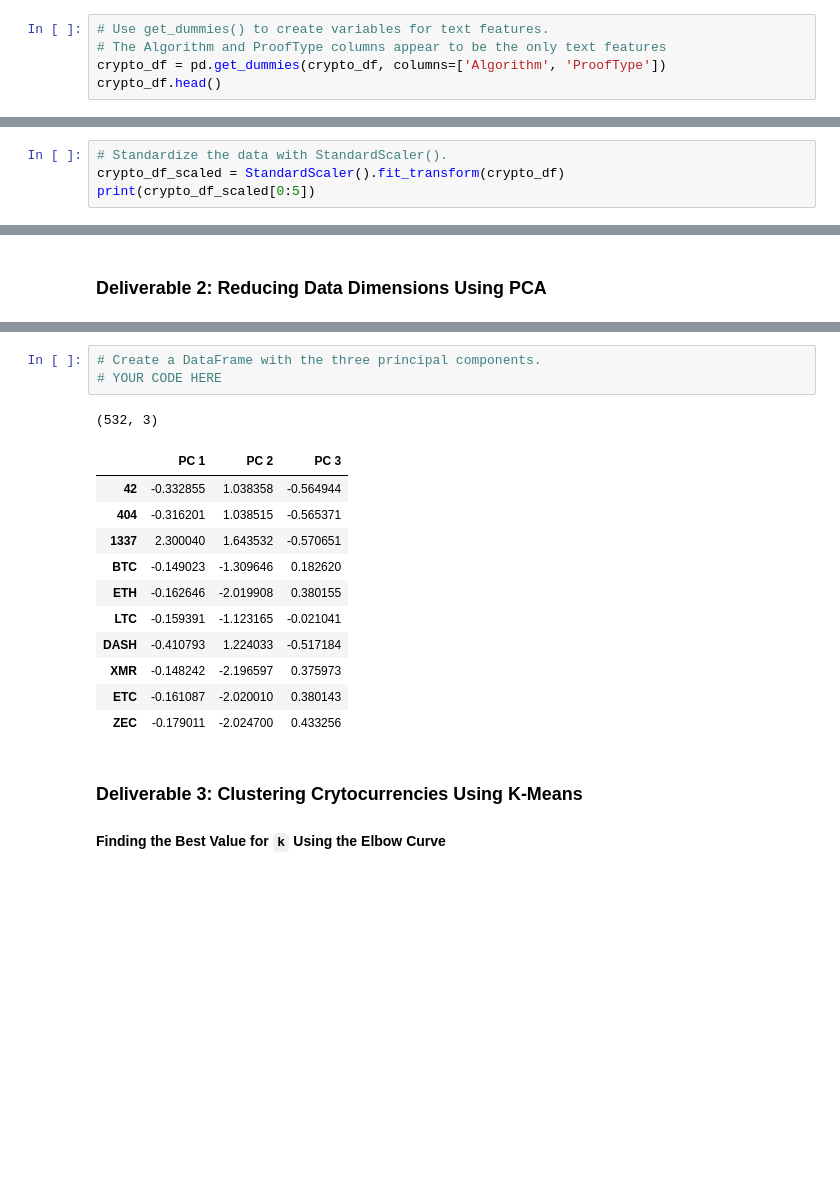
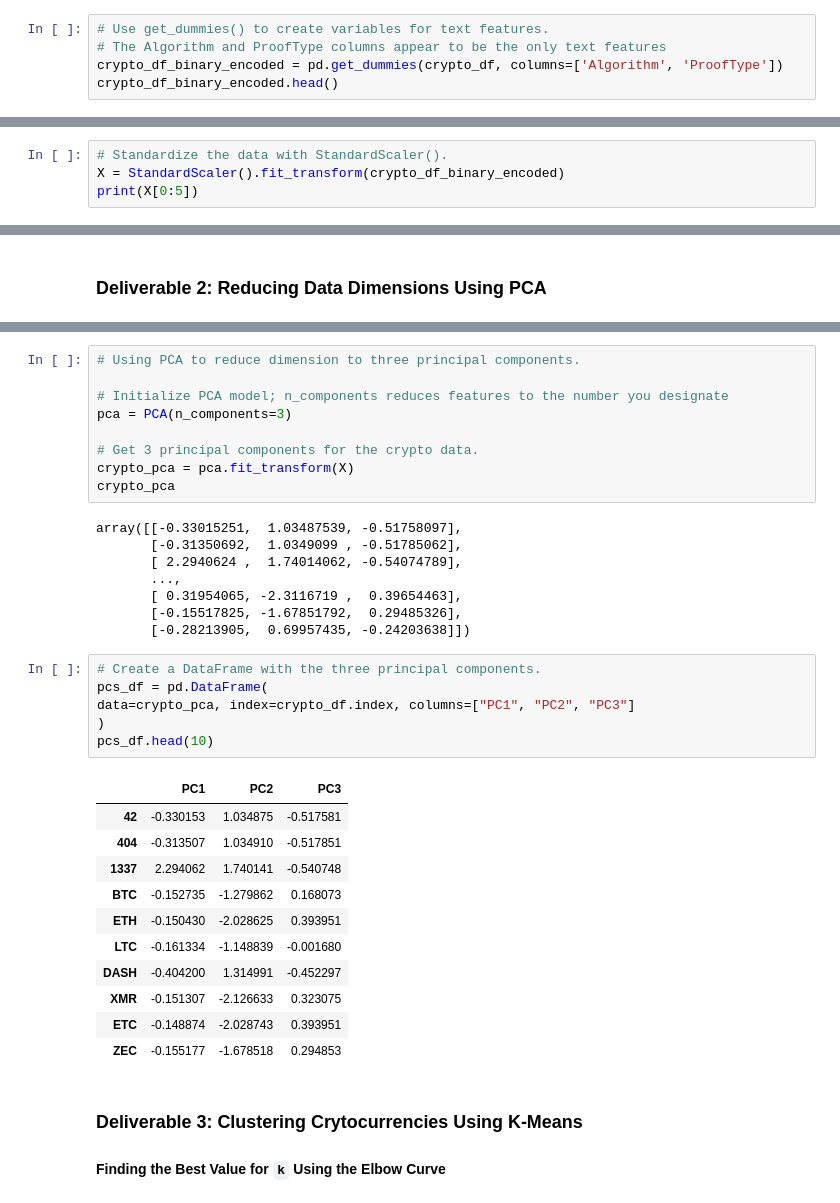
Before and after one commit to scottwesley31/Cryptocurrencies, a Jupyter notebook: crypto_clustering.ipynb, the cells around one changed output, grey strips where cells are left out. Cells and saved outputs as stored; diff of their text form; blank space fills up the shorter version.

```diff
--- a/crypto_clustering.ipynb
+++ b/crypto_clustering.ipynb
@@ -168,8 +168,8 @@ dtype: object
 # %%
 # Use get_dummies() to create variables for text features.
 # The Algorithm and ProofType columns appear to be the only text features
-crypto_df = pd.get_dummies(crypto_df, columns=['Algorithm', 'ProofType'])
-crypto_df.head()
+crypto_df_binary_encoded = pd.get_dummies(crypto_df, columns=['Algorithm', 'ProofType'])
+crypto_df_binary_encoded.head()
 # %% [output]
 |  | TotalCoinsMined | TotalCoinSupply | Algorithm_1GB AES Pattern Search | Algorithm_536 | Algorithm_Argon2d | ... |
 | 42 | 4.199995e+01 | 42 | 0 | 0 | 0 | ... |
@@ -180,8 +180,8 @@ crypto_df.head()
 5 rows × 98 columns
 # %%
 # Standardize the data with StandardScaler().
-crypto_df_scaled = StandardScaler().fit_transform(crypto_df)
-print(crypto_df_scaled[0:5])
+X = StandardScaler().fit_transform(crypto_df_binary_encoded)
+print(X[0:5])
 # %% [output]
 [[-0.11710817 -0.1528703  -0.0433963  -0.0433963  -0.0433963  -0.06142951
   -0.07530656 -0.0433963  -0.06142951 -0.06142951 -0.0433963  -0.0433963
@@ -216,19 +205,38 @@ array([[-0.33285464,  1.0383583 , -0.56494435],
+# %%
+# Using PCA to reduce dimension to three principal components.
+
+# Initialize PCA model; n_components reduces features to the number you designate
+pca = PCA(n_components=3)
+
+# Get 3 principal components for the crypto data.
+crypto_pca = pca.fit_transform(X)
+crypto_pca
+# %% [output]
+array([[-0.33015251,  1.03487539, -0.51758097],
+       [-0.31350692,  1.0349099 , -0.51785062],
+       [ 2.2940624 ,  1.74014062, -0.54074789],
+       ...,
+       [ 0.31954065, -2.3116719 ,  0.39654463],
+       [-0.15517825, -1.67851792,  0.29485326],
+       [-0.28213905,  0.69957435, -0.24203638]])
 # %%
 # Create a DataFrame with the three principal components.
-# YOUR CODE HERE
+pcs_df = pd.DataFrame(
+data=crypto_pca, index=crypto_df.index, columns=["PC1", "PC2", "PC3"]
+)
+pcs_df.head(10)
 # %% [output]
-(532, 3)
-|  | PC 1 | PC 2 | PC 3 |
-| 42 | -0.332855 | 1.038358 | -0.564944 |
-| 404 | -0.316201 | 1.038515 | -0.565371 |
-| 1337 | 2.300040 | 1.643532 | -0.570651 |
-| BTC | -0.149023 | -1.309646 | 0.182620 |
-| ETH | -0.162646 | -2.019908 | 0.380155 |
-| LTC | -0.159391 | -1.123165 | -0.021041 |
-| DASH | -0.410793 | 1.224033 | -0.517184 |
-| XMR | -0.148242 | -2.196597 | 0.375973 |
-| ETC | -0.161087 | -2.020010 | 0.380143 |
-| ZEC | -0.179011 | -2.024700 | 0.433256 |
+|  | PC1 | PC2 | PC3 |
+| 42 | -0.330153 | 1.034875 | -0.517581 |
+| 404 | -0.313507 | 1.034910 | -0.517851 |
+| 1337 | 2.294062 | 1.740141 | -0.540748 |
+| BTC | -0.152735 | -1.279862 | 0.168073 |
+| ETH | -0.150430 | -2.028625 | 0.393951 |
+| LTC | -0.161334 | -1.148839 | -0.001680 |
+| DASH | -0.404200 | 1.314991 | -0.452297 |
+| XMR | -0.151307 | -2.126633 | 0.323075 |
+| ETC | -0.148874 | -2.028743 | 0.393951 |
+| ZEC | -0.155177 | -1.678518 | 0.294853 |
 # %% [markdown]
 ### Deliverable 3: Clustering Crytocurrencies Using K-Means
 
```
Also changed, not shown: parts of 5 cells of this notebook.
